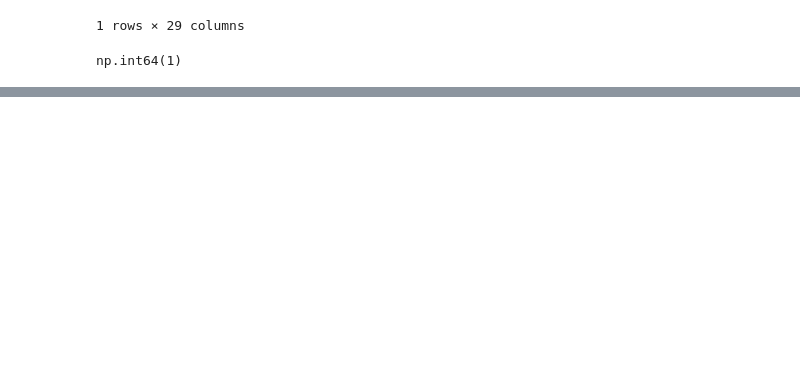
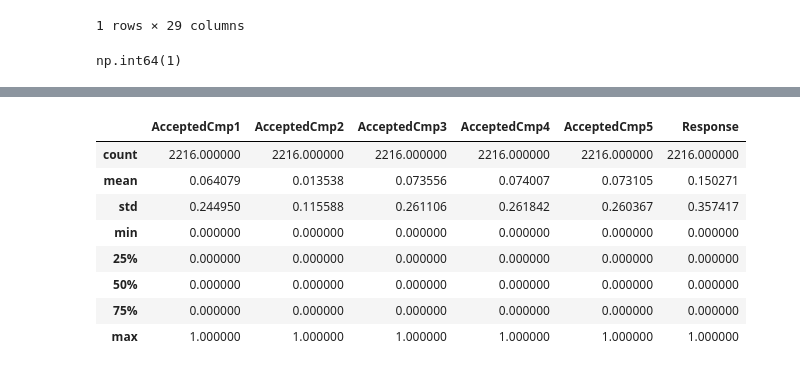
Before and after one commit to fridacarbajalordonez/customer-segmentation-kmeans, a Jupyter notebook: notebooks/customer_segmentation.ipynb, the cells around one changed output, grey strips where cells are left out. Cells and saved outputs as stored; diff of their text form; code cells hidden in the pictures; blank space fills up the shorter version.

```diff
--- a/notebooks/customer_segmentation.ipynb
+++ b/notebooks/customer_segmentation.ipynb
@@ -755,0 +813,12 @@ This decision also helps prevent the value from disproportionately influencing d
+# %%
+df_clean[campaign_cols].describe()
+# %% [output]
+|  | AcceptedCmp1 | AcceptedCmp2 | AcceptedCmp3 | AcceptedCmp4 | AcceptedCmp5 | Response |
+| count | 2216.000000 | 2216.000000 | 2216.000000 | 2216.000000 | 2216.000000 | 2216.000000 |
+| mean | 0.064079 | 0.013538 | 0.073556 | 0.074007 | 0.073105 | 0.150271 |
+| std | 0.244950 | 0.115588 | 0.261106 | 0.261842 | 0.260367 | 0.357417 |
+| min | 0.000000 | 0.000000 | 0.000000 | 0.000000 | 0.000000 | 0.000000 |
+| 25% | 0.000000 | 0.000000 | 0.000000 | 0.000000 | 0.000000 | 0.000000 |
+| 50% | 0.000000 | 0.000000 | 0.000000 | 0.000000 | 0.000000 | 0.000000 |
+| 75% | 0.000000 | 0.000000 | 0.000000 | 0.000000 | 0.000000 | 0.000000 |
+| max | 1.000000 | 1.000000 | 1.000000 | 1.000000 | 1.000000 | 1.000000 |
```
Also changed, not shown: parts of 22 cells of this notebook.
